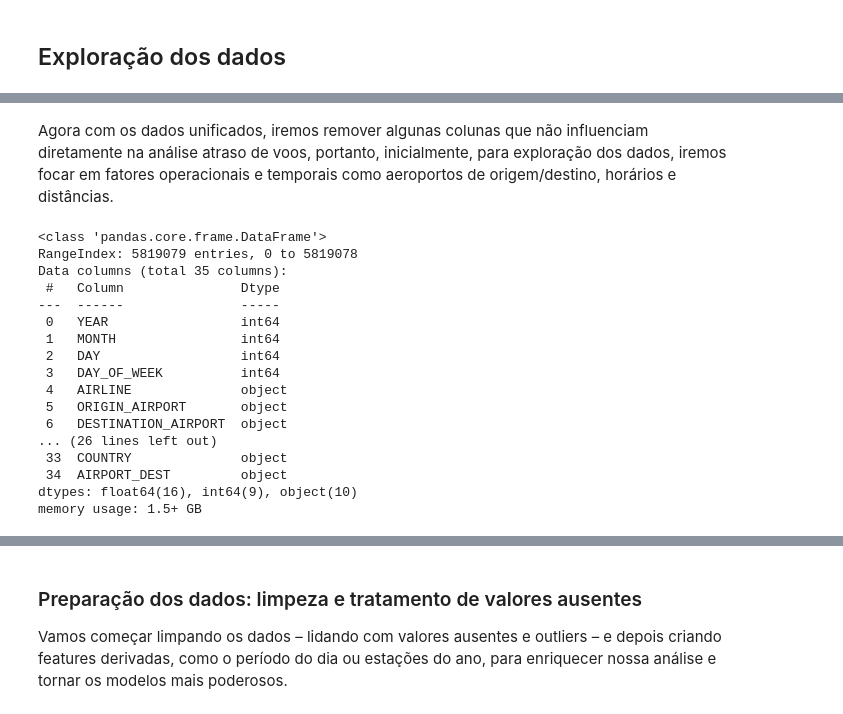
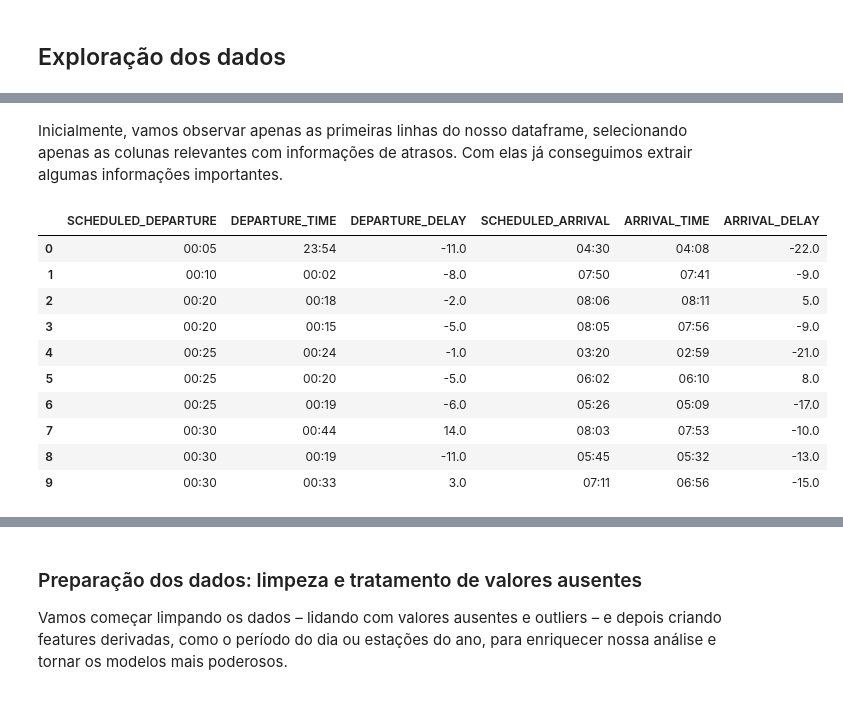
Before and after one commit to anacarolineas/tech-challenge-flights, a Jupyter notebook: analise_atrasos_voos.ipynb, the cells around one changed output, grey strips where cells are left out. Saved outputs shown, nothing was run; the diff lists cells and outputs as text; code cells hidden in the pictures.

Commit message:
feat: data exploration initial

```diff
--- a/analise_atrasos_voos.ipynb
+++ b/analise_atrasos_voos.ipynb
@@ -48,24 +25,34 @@ df.head()
-# %% [markdown]
-Agora com os dados unificados, iremos remover algunas colunas que não influenciam diretamente na análise atraso de voos, portanto, inicialmente, para exploração dos dados, iremos focar em fatores operacionais e temporais como aeroportos de origem/destino, horários e distâncias.
+# %% [markdown]
+Inicialmente, vamos observar apenas as primeiras linhas do nosso dataframe, selecionando apenas as colunas relevantes com informações de atrasos. Com elas já conseguimos extrair algumas informações importantes.
 # %%
-# Remoção de colunas desnecessárias
-df = df.drop(columns=['FLIGHT_NUMBER', 'TAIL_NUMBER', 'IATA_CODE_ORIGIN', 'LATITUDE', 'LONGITUDE', 'CANCELLATION_REASON', 'IATA_CODE_DEST', 'IATA_CODE_ORIGIN'])
-df.info()
+# Copiando o dataframe principal e exibindo as primeiras linhas
+df_convert_time_delay = flights_df.copy()
+
+# Função para formatar horas no formato HHMM para HH:MM para melhor visualização
+def format_heure(heure):
+    if pd.isna(heure):
+        return None
+    heure_str = str(int(heure)).zfill(4)
+    return f"{heure_str[:2]}:{heure_str[2:]}"
+
+df_convert_time_delay['SCHEDULED_DEPARTURE'] = df_convert_time_delay['SCHEDULED_DEPARTURE'].apply(format_heure)
+df_convert_time_delay['DEPARTURE_TIME'] = df_convert_time_delay['DEPARTURE_TIME'].apply(format_heure)
+df_convert_time_delay['SCHEDULED_ARRIVAL'] = df_convert_time_delay['SCHEDULED_ARRIVAL'].apply(format_heure)
+df_convert_time_delay['ARRIVAL_TIME'] = df_convert_time_delay['ARRIVAL_TIME'].apply(format_heure)
+
+cols_relevant = ['SCHEDULED_DEPARTURE', 'DEPARTURE_TIME', 'DEPARTURE_DELAY',
+        'SCHEDULED_ARRIVAL', 'ARRIVAL_TIME', 'ARRIVAL_DELAY']
+
+df_convert_time_delay[cols_relevant][:10]
 # %% [output]
-<class 'pandas.core.frame.DataFrame'>
-RangeIndex: 5819079 entries, 0 to 5819078
-Data columns (total 35 columns):
- #   Column               Dtype
----  ------               -----
- 0   YEAR                 int64
- 1   MONTH                int64
- 2   DAY                  int64
- 3   DAY_OF_WEEK          int64
- 4   AIRLINE              object
- 5   ORIGIN_AIRPORT       object
- 6   DESTINATION_AIRPORT  object
-... (26 lines left out)
- 33  COUNTRY              object
- 34  AIRPORT_DEST         object
-dtypes: float64(16), int64(9), object(10)
-memory usage: 1.5+ GB
+|  | SCHEDULED_DEPARTURE | DEPARTURE_TIME | DEPARTURE_DELAY | SCHEDULED_ARRIVAL | ARRIVAL_TIME | ARRIVAL_DELAY |
+| 0 | 00:05 | 23:54 | -11.0 | 04:30 | 04:08 | -22.0 |
+| 1 | 00:10 | 00:02 | -8.0 | 07:50 | 07:41 | -9.0 |
+| 2 | 00:20 | 00:18 | -2.0 | 08:06 | 08:11 | 5.0 |
+| 3 | 00:20 | 00:15 | -5.0 | 08:05 | 07:56 | -9.0 |
+| 4 | 00:25 | 00:24 | -1.0 | 03:20 | 02:59 | -21.0 |
+| 5 | 00:25 | 00:20 | -5.0 | 06:02 | 06:10 | 8.0 |
+| 6 | 00:25 | 00:19 | -6.0 | 05:26 | 05:09 | -17.0 |
+| 7 | 00:30 | 00:44 | 14.0 | 08:03 | 07:53 | -10.0 |
+| 8 | 00:30 | 00:19 | -11.0 | 05:45 | 05:32 | -13.0 |
+| 9 | 00:30 | 00:33 | 3.0 | 07:11 | 06:56 | -15.0 |
```
Also changed, not shown: parts of 25 cells of this notebook.
